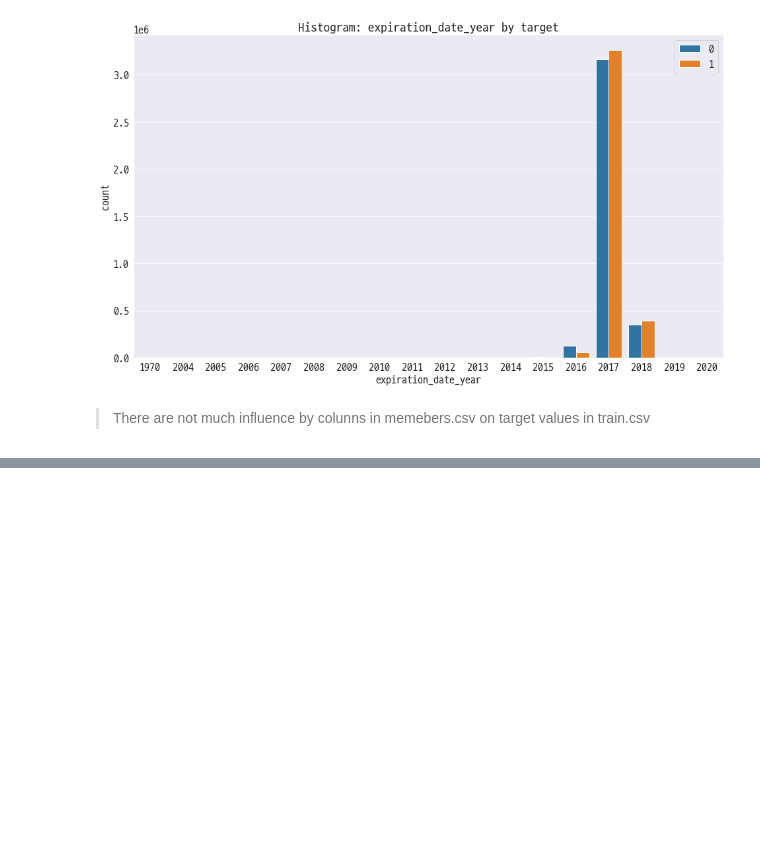
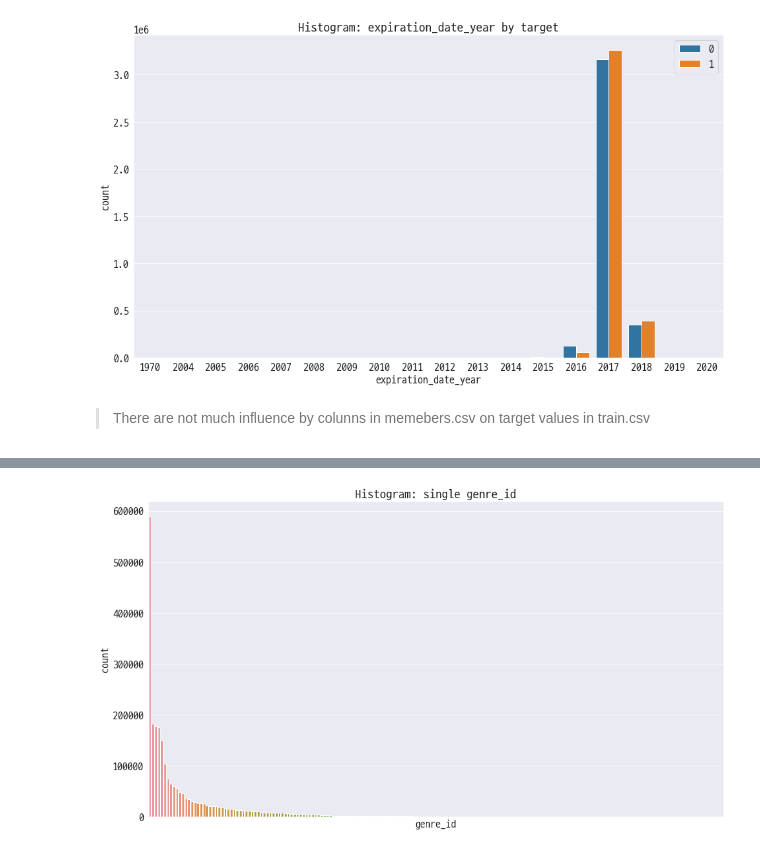
Before and after one commit to dhsong95/kaggle-kkbox-music-recommendation-challenge, a Jupyter notebook: eda/Exploratory Data Analysis.ipynb, the cells around one changed output, grey strips where cells are left out. Drawn from its saved outputs; the diff is of its cells as text; code cells hidden in the pictures; blank space fills up the shorter version.

```diff
--- a/eda/Exploratory Data Analysis.ipynb
+++ b/eda/Exploratory Data Analysis.ipynb
@@ -853,0 +933,2 @@ plt.show()
+# %%
+column = 'genre_ids'
@@ -853,0 +950,14 @@ plt.show()
+# %%
+song_genre_dict = {'song_id': list(), 'genre_id': list()}
+for idx, genres in tqdm(enumerate(songs_raw[column])):
+    if not pd.isna(genres):
+        for genre in genres.split('|'):
+            song_genre_dict['song_id'].append(songs_raw.loc[idx, 'song_id'])
+            song_genre_dict['genre_id'].append(genre)
+    else:
+        song_genre_dict['song_id'].append(songs_raw.loc[idx, 'song_id'])
+        song_genre_dict['genre_id'].append(np.nan)
+
+song_genre_df = pd.DataFrame(song_genre_dict)
+# %%
+column = 'genre_id'
@@ -853,0 +979,8 @@ plt.show()
+# %%
+plt.figure(figsize=(16, 9))
+sns.countplot(column, data=song_genre_df, order=song_genre_df[column].value_counts().index)
+plt.title('Histogram: single {}'.format(column))
+plt.xticks([])
+plt.show()
+# %% [output]
+[figure, added]
```
Also changed, not shown: parts of 36 cells of this notebook.
